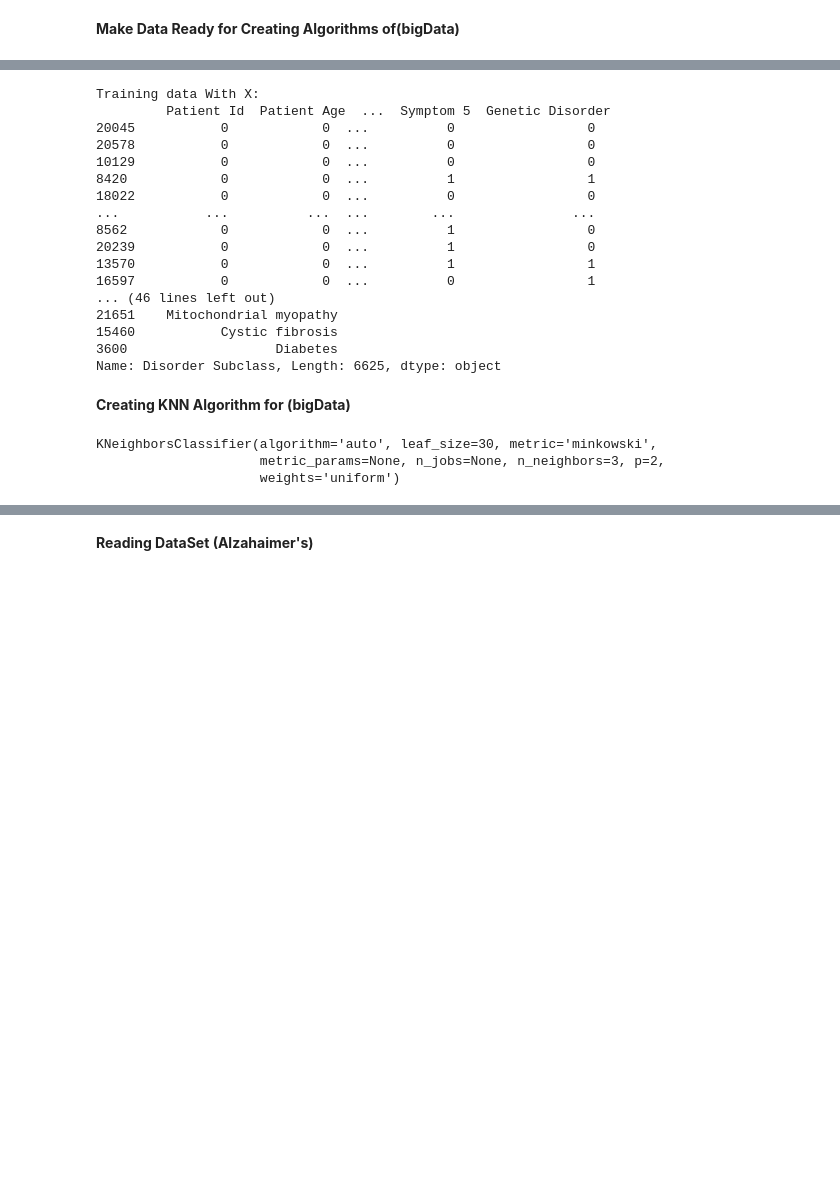
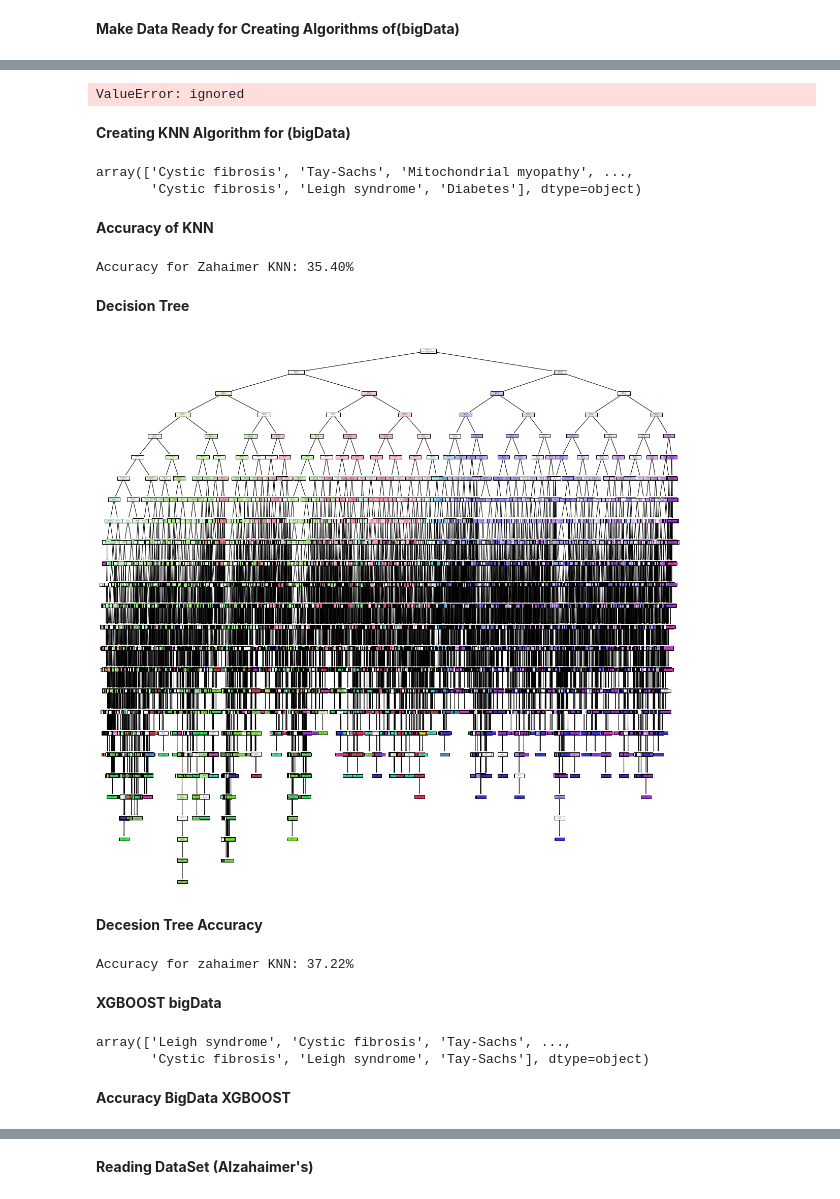
Before and after one commit to YoussifAssem/Genatac, a Jupyter notebook: E-Genetics/Genetics.ipynb, the cells around one changed output, grey strips where cells are left out. Drawn from its saved outputs; the diff is of its cells as text; code cells hidden in the pictures; blank space fills up the shorter version.

```diff
--- a/E-Genetics/Genetics.ipynb
+++ b/E-Genetics/Genetics.ipynb
@@ -25,0 +38,3 @@ bigData.head()
+# %%
+bigDataTest = bigDataTest.drop(columns=['Patient Age', 'Patient First Name', 'Family Name', "Father's name", "Mother's age", "Father's age", 'Institute Name', 'Location of Institute', 'Follow-up', 'Place of birth'], axis=1)
+bigDataTest.head()
@@ -33,2 +62,5 @@ bigData['Disorder Subclass'].value_counts().plot.bar()
 # %% [markdown]
 **Pre processing for bigData**
+# %%
+bigData = bigData.drop(columns=['Patient Age', 'Patient First Name', 'Family Name', "Father's name", "Mother's age", "Father's age", 'Institute Name', 'Location of Institute', 'Follow-up', 'Place of birth'], axis=1)
+bigData.head()
@@ -139,36 +171,55 @@ bigData.head()
 # %%
-bigDataX_train, bigDataX_test, bigDatay_train, bigDatay_test = train_test_split(bigData.drop('Disorder Subclass', axis=1), bigData['Disorder Subclass'],test_size=0.3)
+bigDataX_train, bigDataX_test, bigDatay_train, bigDatay_test = train_test_split(bigData, bigDataTest)
 print('Training data With X: \n ', bigDataX_train)
 print('Training data With Y: \n ', bigDatay_train)
 print('\n\n\n\n\nX_TEST : ', bigDataX_test)
 print('\n\n\nY_TEST : ', bigDatay_test)
 # %% [output]
-Training data With X:
-         Patient Id  Patient Age  ...  Symptom 5  Genetic Disorder
-20045           0            0  ...          0                 0
-20578           0            0  ...          0                 0
-10129           0            0  ...          0                 0
-8420            0            0  ...          1                 1
-18022           0            0  ...          0                 0
-...           ...          ...  ...        ...               ...
-8562            0            0  ...          1                 0
-20239           0            0  ...          1                 0
-13570           0            0  ...          1                 1
-16597           0            0  ...          0                 1
-... (46 lines left out)
-21651    Mitochondrial myopathy
-15460           Cystic fibrosis
-3600                   Diabetes
-Name: Disorder Subclass, Length: 6625, dtype: object
+ValueError: ignored
 # %% [markdown]
 **Creating KNN Algorithm for (bigData)**
 # %%
 bigDataKNN = KNeighborsClassifier(n_neighbors=3)
-bigDataX_train = str(bigDataX_train)
-bigDatay_train = str(bigDatay_train)
-bigDataKNN.fit(np.array(bigDataX_train).reshape(-1,1), np.array(bigDatay_train).reshape(-1,1))
-#bigDataKNN.predict(bigDataX_test)
+bigDataKNN.fit(bigDataX_train, bigDatay_train)
+bigDataKNN.predict(bigDataX_test)
 # %% [output]
-KNeighborsClassifier(algorithm='auto', leaf_size=30, metric='minkowski',
-                     metric_params=None, n_jobs=None, n_neighbors=3, p=2,
-                     weights='uniform')
+array(['Cystic fibrosis', 'Tay-Sachs', 'Mitochondrial myopathy', ...,
+       'Cystic fibrosis', 'Leigh syndrome', 'Diabetes'], dtype=object)
+# %% [markdown]
+**Accuracy of KNN**
+# %%
+bigData_pred = bigDataKNN.predict(bigDataX_test)
+bigData_predictions = [value for value in bigData_pred]
+accuracy = accuracy_score(bigDatay_test, bigData_predictions)
+print("Accuracy for Zahaimer KNN: %.2f%%" % (accuracy * 100.0))
+# %% [output]
+Accuracy for Zahaimer KNN: 35.40%
+# %% [markdown]
+**Decision Tree**
+# %%
+bigDataDT = DecisionTreeClassifier()
+bigDataDT.fit(bigDataX_train, bigDatay_train)
+fi = plt.figure(figsize=(20, 20))
+plo = plot_tree(bigDataDT, feature_names=list(bigData.columns), class_names=bigData['Disorder subclass'],filled=True)
+# %% [output]
+[figure, added]
+# %% [markdown]
+**Decesion Tree Accuracy**
+# %%
+bigData_DT = bigDataDT.predict(bigDataX_test)
+bigData_predictionsDT = [value for value in bigData_DT]
+accuracy = accuracy_score(bigDatay_test, bigData_predictionsDT)
+print("Accuracy for DecisionTree: %.2f%%" % (accuracy * 100.0))
+# %% [output]
+Accuracy for zahaimer KNN: 37.22%
+# %% [markdown]
+**XGBOOST bigData**
+# %%
+bigDataXGBOOST = XGBClassifier()
+bigDataXGBOOST.fit(bigDataX_train, bigDatay_train)
+bigDataXGBOOST.predict(bigDataX_test)
+# %% [output]
+array(['Leigh syndrome', 'Cystic fibrosis', 'Tay-Sachs', ...,
+       'Cystic fibrosis', 'Leigh syndrome', 'Tay-Sachs'], dtype=object)
+# %% [markdown]
+**Accuracy BigData XGBOOST**
```
Also changed, not shown: parts of 16 cells of this notebook.
